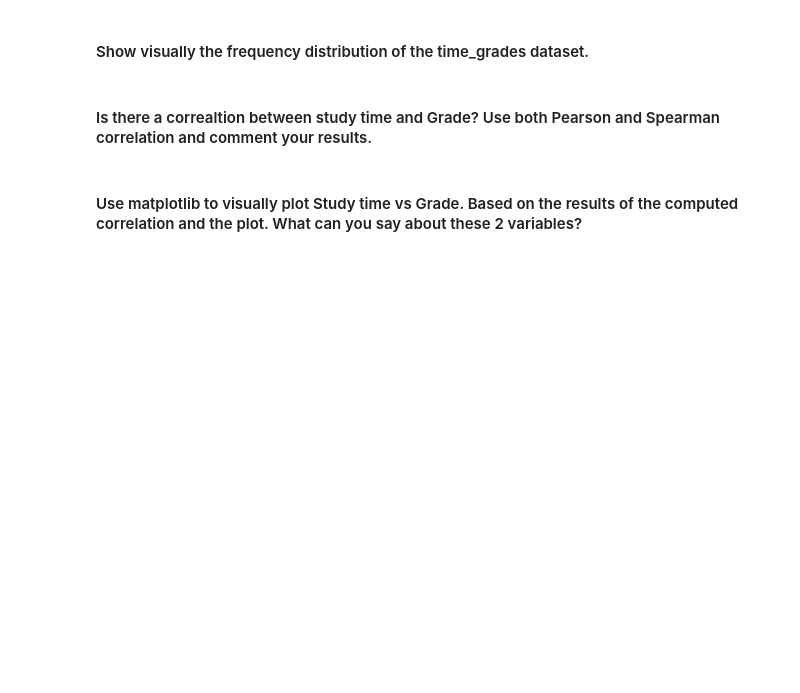
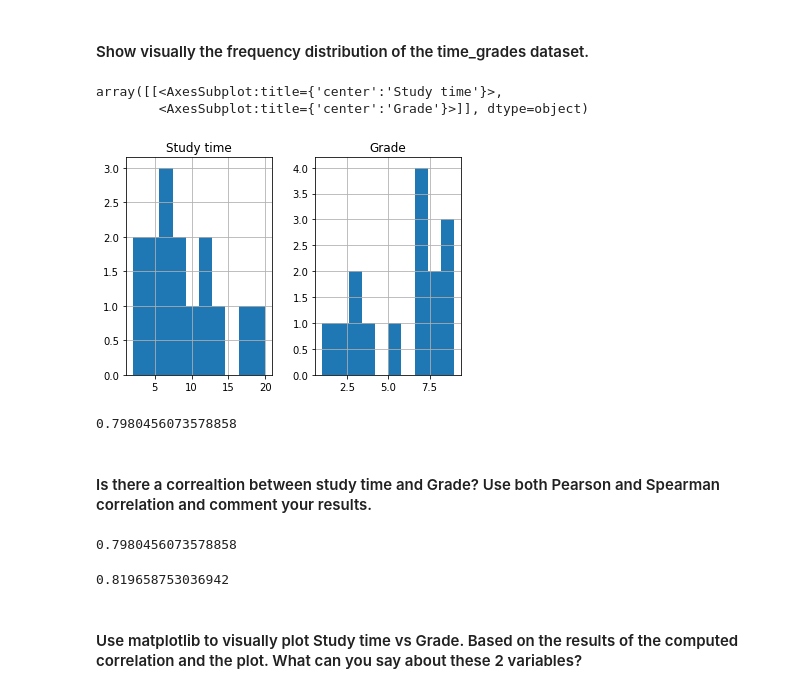
Before and after one commit to ta-data-mexpt/lab-pivot-table-and-correlation, a Jupyter notebook: your_code/main.ipynb, the cells around one changed output. Cells and saved outputs as stored; diff of their text form; code cells hidden in the pictures; blank space fills up the shorter version.

```diff
--- a/your_code/main.ipynb
+++ b/your_code/main.ipynb
@@ -267,5 +303,6 @@ column= ['Calorie burned', 'Steps','Floors','Minutes Sedentary','Minutes Very Ac
 #### Open the `Time_Grades.csv` file and name your dataset `time_grades`
 # %%
 # your answer here
+time_grades = pd.read_csv('Time_Grades.csv')
 # %%
 #Print time_grades
@@ -272,12 +317,27 @@ column= ['Calorie burned', 'Steps','Floors','Minutes Sedentary','Minutes Very Ac
 # %% [markdown]
 #### Show visually the frequency distribution of the time_grades dataset.
+# %%
+time_grades.hist()
+# %% [output]
+array([[<AxesSubplot:title={'center':'Study time'}>,
+        <AxesSubplot:title={'center':'Grade'}>]], dtype=object)
+[figure, added]
 # %%
 # your answer here
+time_grades['Study time'].corr(time_grades['Grade'])
+# %% [output]
+0.7980456073578858
 # %% [markdown]
 #### Is there a correaltion between study time and Grade? Use both Pearson and Spearman correlation and comment your results.
 # %%
 # your answer here-Pearson
+time_grades['Study time'].corr(time_grades['Grade'], method='pearson')
+# %% [output]
+0.7980456073578858
 # %%
 ## your answer here-Spearman
+time_grades['Study time'].corr(time_grades['Grade'], method='spearman')
+# %% [output]
+0.819658753036942
 # %% [markdown]
 #### Use matplotlib to visually plot Study time vs Grade. Based on the results of the computed correlation and the plot. What can you say about these 2 variables?
```
Also changed, not shown: parts of 20 cells of this notebook.
